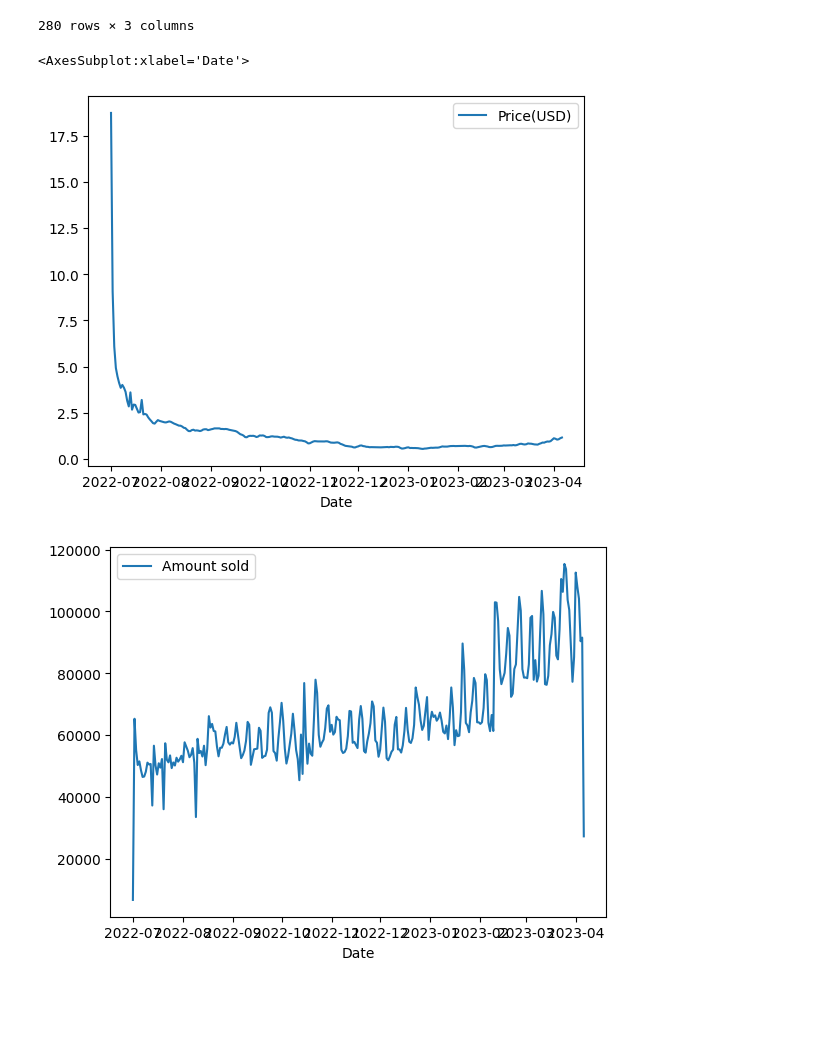
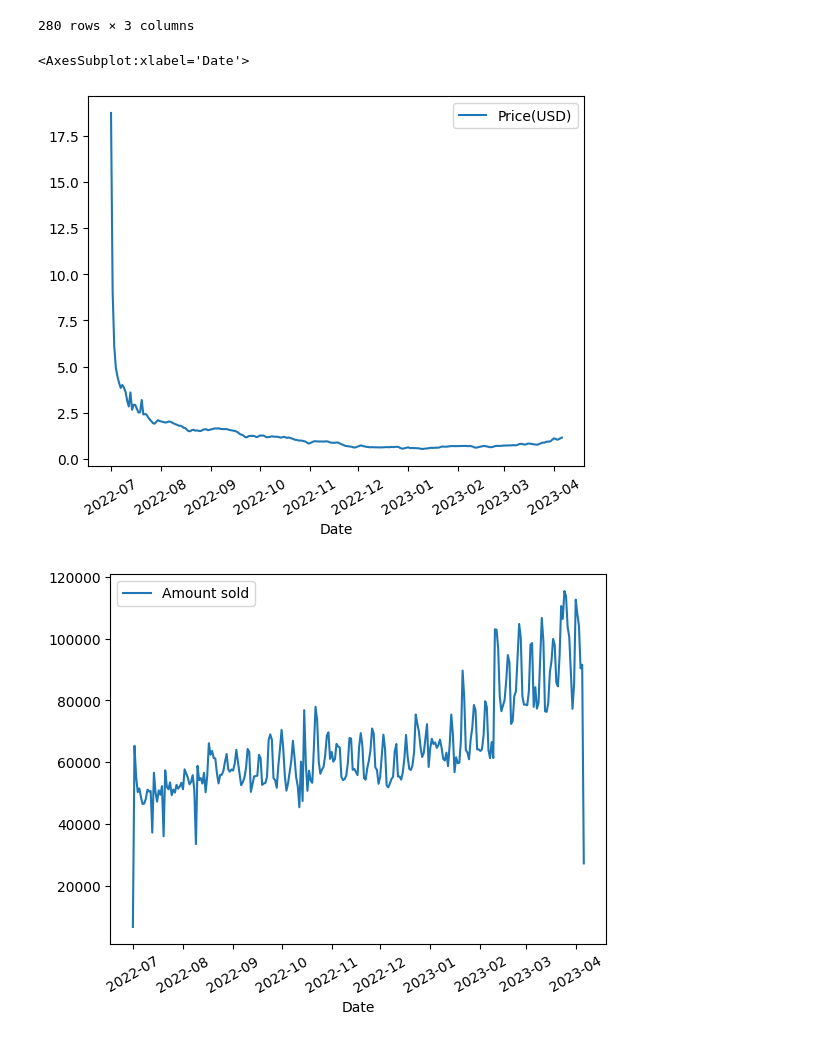
Before and after one commit to sens0rer/cs-case-metrics, a Jupyter notebook: playground.ipynb, the cells around one changed output. Cells and saved outputs as stored; diff of their text form; code cells hidden in the pictures; blank space fills up the shorter version.

```diff
--- a/playground.ipynb
+++ b/playground.ipynb
@@ -230,9 +230,10 @@ smooth_price_history2
 | 279 | 2023-04-06 | 1.161100 | 27222 |
 280 rows × 3 columns
 # %%
-smooth_price_history2.plot(x='Date',y='Price(USD)')
-smooth_price_history2.plot(x='Date',y='Amount sold')
+smooth_price_history2.plot(x='Date', y='Price(USD)', rot=30)
+
+smooth_price_history2.plot(x='Date', y='Amount sold', rot=30)
 # %% [output]
 <AxesSubplot:xlabel='Date'>
-[figure, old version]
+[figure, new version]
-[figure, old version]
+[figure, new version]
```
Also changed, not shown: parts of 2 cells of this notebook.
